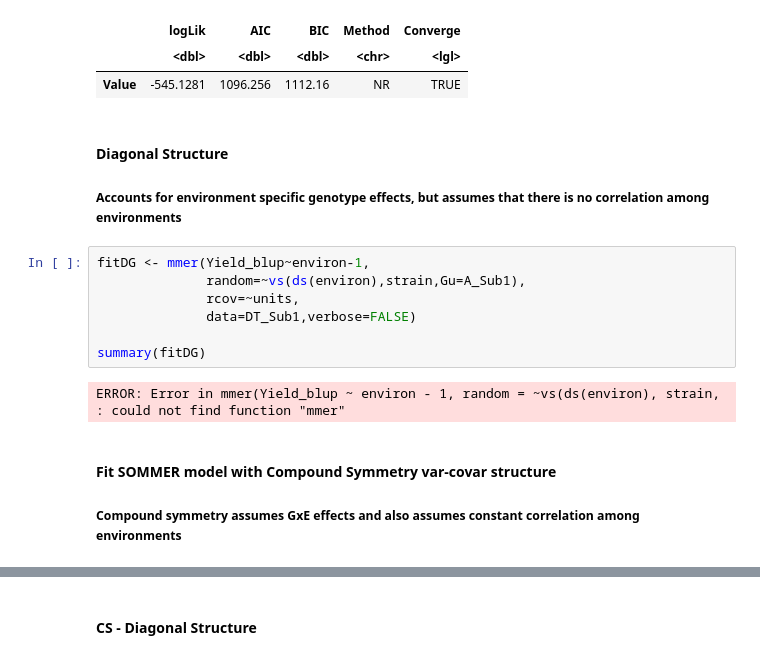
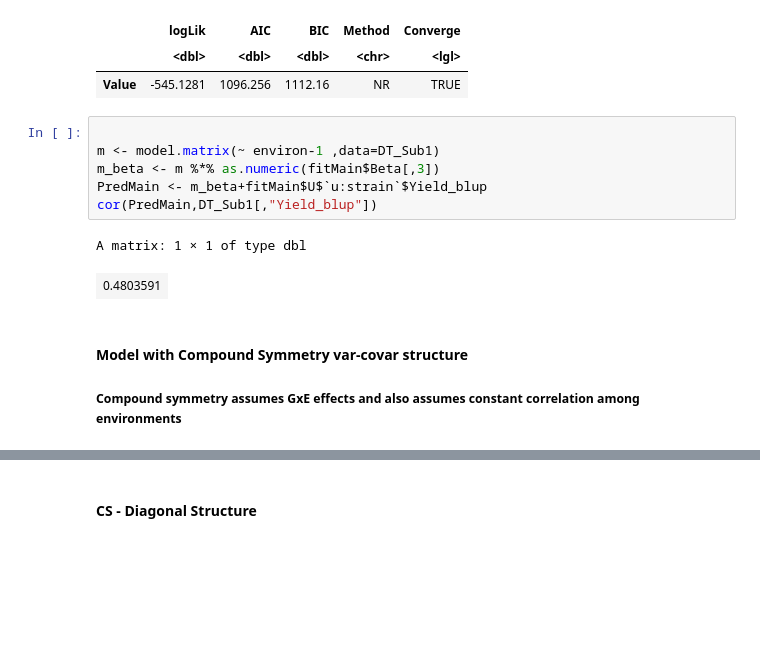
Before and after one commit to UMN-Lorenz-Group/PBCGSWorkshop, a Jupyter notebook: GS_Workshop_GxE.ipynb, the cells around one changed output, grey strips where cells are left out. Drawn from its saved outputs; the diff is of its cells as text; blank space fills up the shorter version.

```diff
--- a/GS_Workshop_GxE.ipynb
+++ b/GS_Workshop_GxE.ipynb
@@ -215,21 +242,17 @@ A data.frame: 1 × 5
 |  | logLik | AIC | BIC | Method | Converge |
 |  | <dbl> | <dbl> | <dbl> | <chr> | <lgl> |
 | Value | -545.1281 | 1096.256 | 1112.16 | NR | TRUE |
-# %% [markdown]
-#### **Diagonal Structure** ####
-
-##### Accounts for environment specific genotype effects, but assumes that there is no correlation among environments
-# %%
-fitDG <- mmer(Yield_blup~environ-1,
-              random=~vs(ds(environ),strain,Gu=A_Sub1),
-              rcov=~units,
-              data=DT_Sub1,verbose=FALSE)
-
-summary(fitDG)
-# %% [output]
-ERROR: Error in mmer(Yield_blup ~ environ - 1, random = ~vs(ds(environ), strain, : could not find function "mmer"
+# %%
+
+m <- model.matrix(~ environ-1 ,data=DT_Sub1)
+m_beta <- m %*% as.numeric(fitMain$Beta[,3])
+PredMain <- m_beta+fitMain$U$`u:strain`$Yield_blup
+cor(PredMain,DT_Sub1[,"Yield_blup"])
+# %% [output]
+A matrix: 1 × 1 of type dbl
+| 0.4803591 |
 # %% [markdown]
-#### **Fit SOMMER model with Compound Symmetry var-covar structure** ####
+#### **Model with Compound Symmetry var-covar structure** ####
 ##### Compound symmetry assumes GxE effects and also assumes constant correlation among environments
 # %%
 
```
Also changed, not shown: parts of 36 cells of this notebook.
